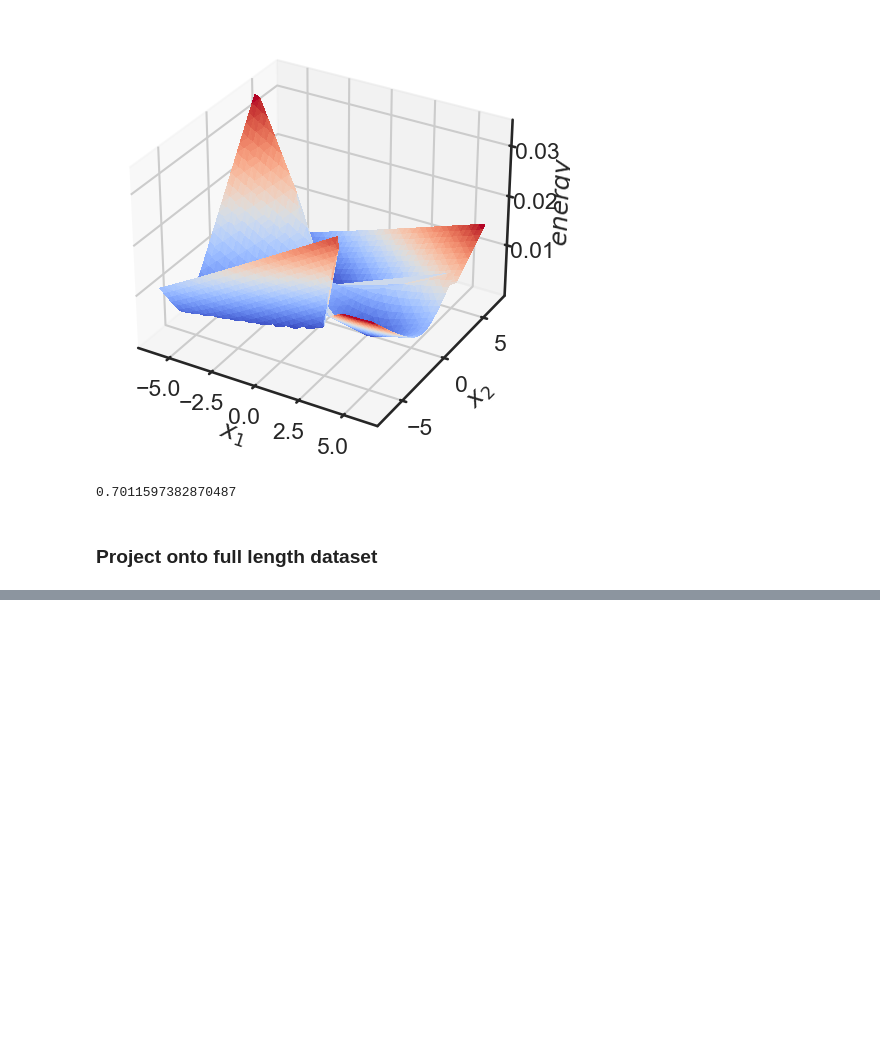
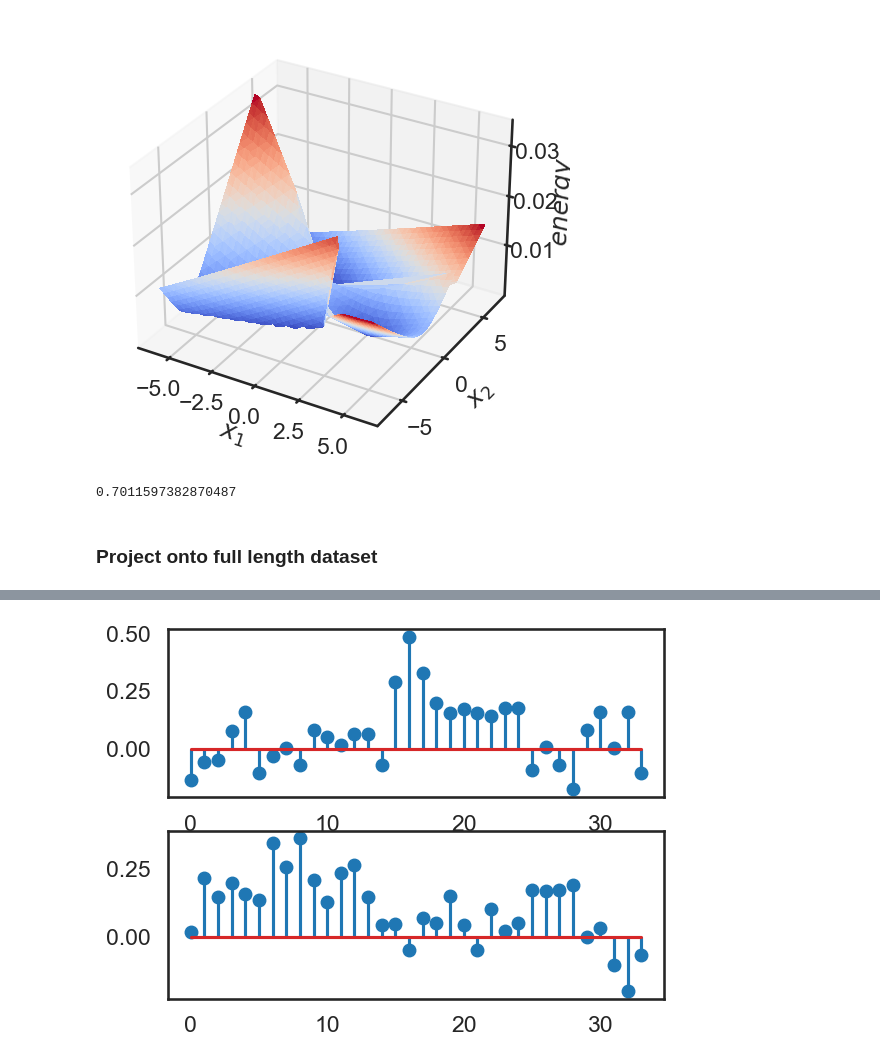
Before and after one commit to CharlesXu-Jingyue/DJA_FallRotation, a Jupyter notebook: DJA_HangryMice/rSLDS_HangryMice.ipynb, the cells around one changed output, grey strips where cells are left out. Drawn from its saved outputs; the diff is of its cells as text; code cells hidden in the pictures; blank space fills up the shorter version.

```diff
--- a/DJA_HangryMice/rSLDS_HangryMice.ipynb
+++ b/DJA_HangryMice/rSLDS_HangryMice.ipynb
@@ -1088,0 +1095,16 @@ array([[-0.13588198,  0.01623881],
+# %%
+# Assuming Cs is your array
+Cs = rslds_lem.emissions.Cs[0,:,:]
+
+# Create a new figure
+plt.figure()
+
+# Create a stem plot for each column
+for i in range(Cs.shape[1]):
+    plt.subplot(Cs.shape[1], 1, i+1)
+    plt.stem(Cs[:,i])
+
+# Show the figure
+plt.show()
+# %% [output]
+[figure, added]
```
Also changed, not shown: parts of 5 cells of this notebook.
